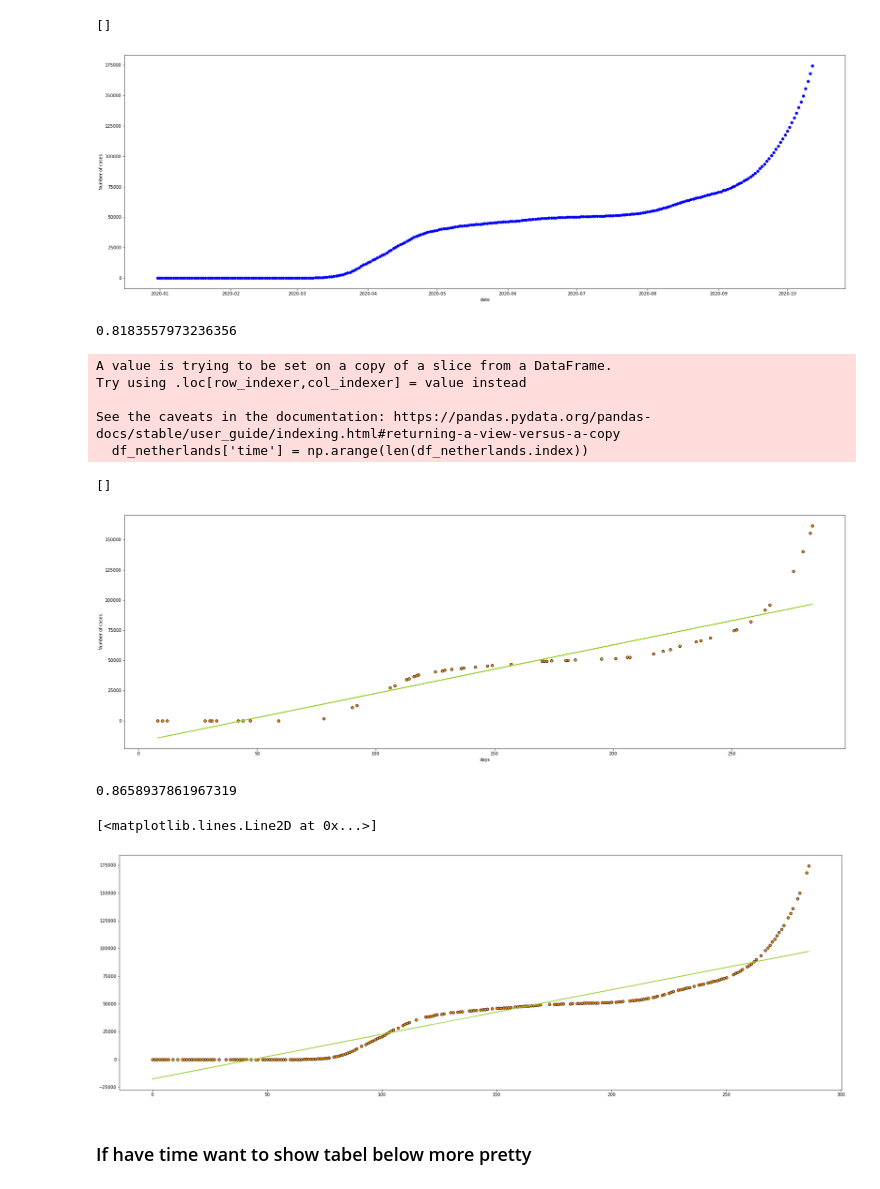
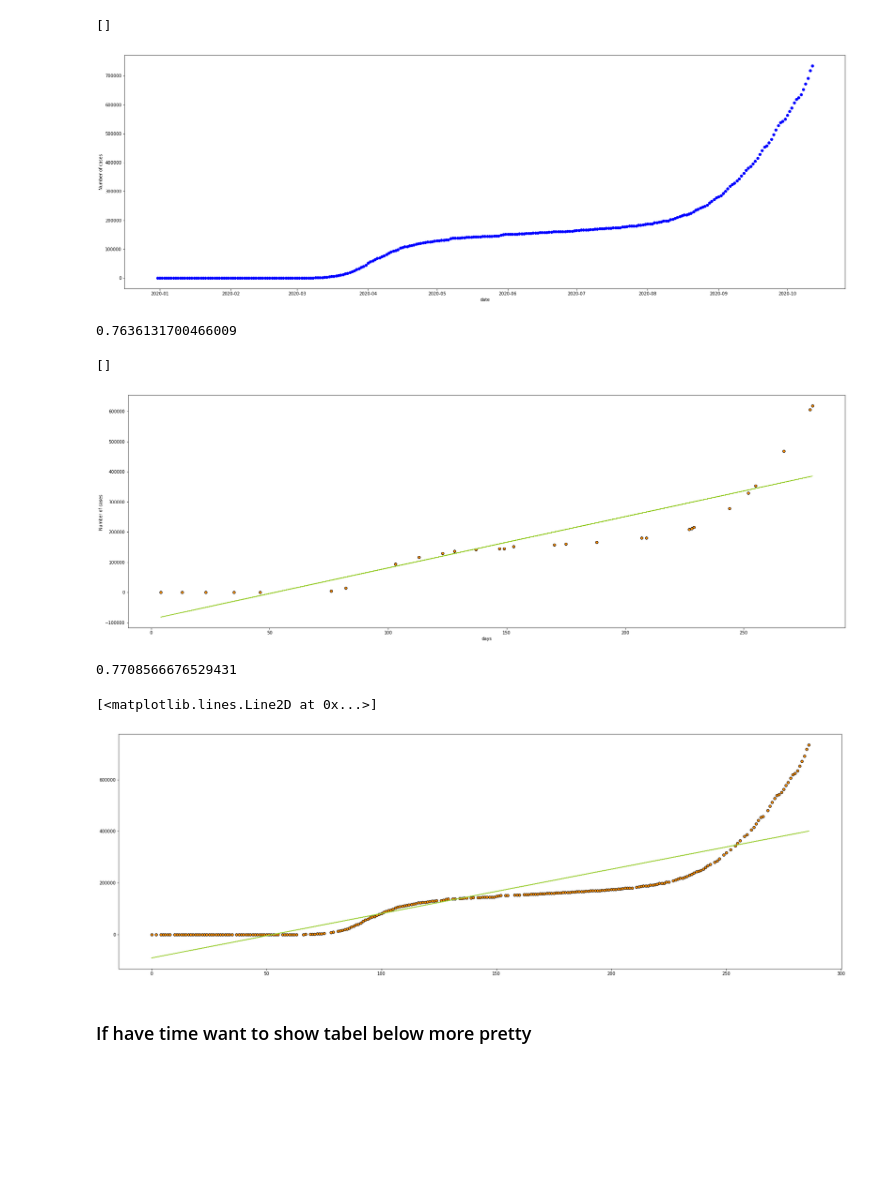
Before and after one commit to Tuaneyo/machine-learning-assignment, a Jupyter notebook: Linear Regression Forecasting Uitwerking.ipynb, the cells around one changed output. Saved outputs shown, nothing was run; the diff lists cells and outputs as text; code cells hidden in the pictures; blank space fills up the shorter version.

```diff
--- a/Linear Regression Forecasting Uitwerking.ipynb
+++ b/Linear Regression Forecasting Uitwerking.ipynb
@@ -16,9 +16,9 @@ from scipy import stats
 df = pd.read_csv("files/Case_PRB.csv", header = 0)
 df = df.fillna(0)
 
-df_netherlands = df[(df['location'] == "Netherlands")]
+df_netherlands = df[(df['location'] == "France")]
 
-X = pd.to_datetime(df_netherlands['date'], dayfirst=True)
+X = pd.to_datetime(df_netherlands['date'])
 y = df_netherlands[['total_cases']]
 # %%
 # Plotting the information
@@ -29,38 +29,32 @@ plt.ylabel('Number of cases')
 plt.plot()
 # %% [output]
 []
-[figure, old version]
+[figure, new version]
 # %%
 
 df_netherlands['time'] = np.arange(len(df_netherlands.index))
 X = df_netherlands[['time']]
 
-X_train, X_test, y_train, y_test = train_test_split(X, y, test_size =0.2)
-# X_train = X_train.reshape(1, -1)
-# X_test = X_test.reshape(1, -1)
+X_train, X_test, y_train, y_test = train_test_split(X, y, test_size =0.1)
 
 lr = LinearRegression()
 lr.fit(X_train, y_train)
 predictions = lr.predict(X_test)
 accuracy_score = lr.score(X_test, y_test)
 
 # this is the multiple R-squared of the prediction. This is measured how well the prediction line was predicted
 # The score is quite impressive given the input data and the complex nature bahaviour of the virus. However, I think we can do better with other models
 print(accuracy_score)
+# plt.scatter(X_test, y_test, edgecolor="black", c="darkorange", label="new cases")
 plt.scatter(X_test, y_test, edgecolor="black", c="darkorange", label="new cases")
 plt.plot(X_test, predictions, color="yellowgreen")
 plt.xlabel('days')
-plt.ylabel('Number of cases')
+plt.ylabel('Number of cases ')
 plt.plot()
 # %% [output]
-0.8183557973236356
+0.7636131700466009
-A value is trying to be set on a copy of a slice from a DataFrame.
-Try using .loc[row_indexer,col_indexer] = value instead
-
-See the caveats in the documentation: https://pandas.pydata.org/pandas-docs/stable/user_guide/indexing.html#returning-a-view-versus-a-copy
-  df_netherlands['time'] = np.arange(len(df_netherlands.index))
+[]
-[]
-[figure, old version]
+[figure, new version]
 # %%
 
 y_predictions = lr.predict(X_train)
@@ -69,9 +63,9 @@ print(accuracy_score2)
 plt.scatter(X_train, y_train, edgecolor="black", c="darkorange", label="new cases")
 plt.plot(X_train, y_predictions, color="yellowgreen")
 # %% [output]
-0.8658937861967319
+0.7708566676529431
 [<matplotlib.lines.Line2D at 0x...>]
-[figure, old version]
+[figure, new version]
 # %% [markdown]
 ### If have time want to show tabel below more pretty
 # %%
```
Also changed, not shown: parts of 2 cells of this notebook.
